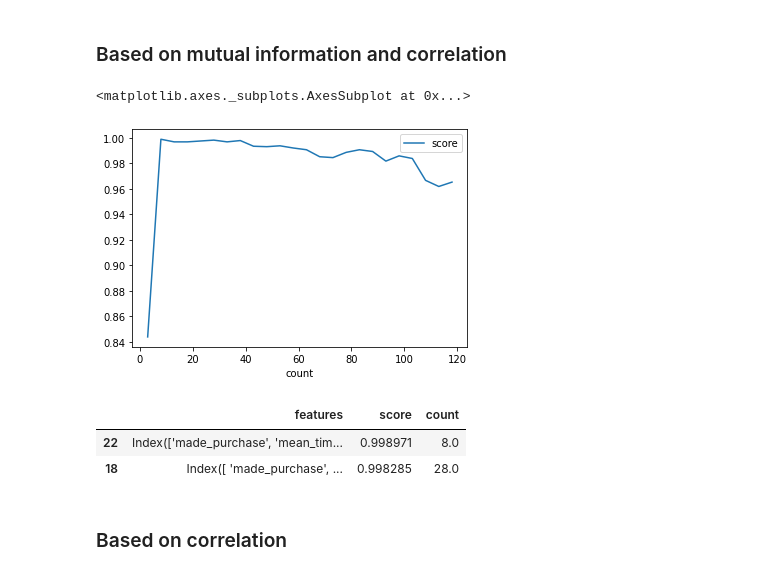
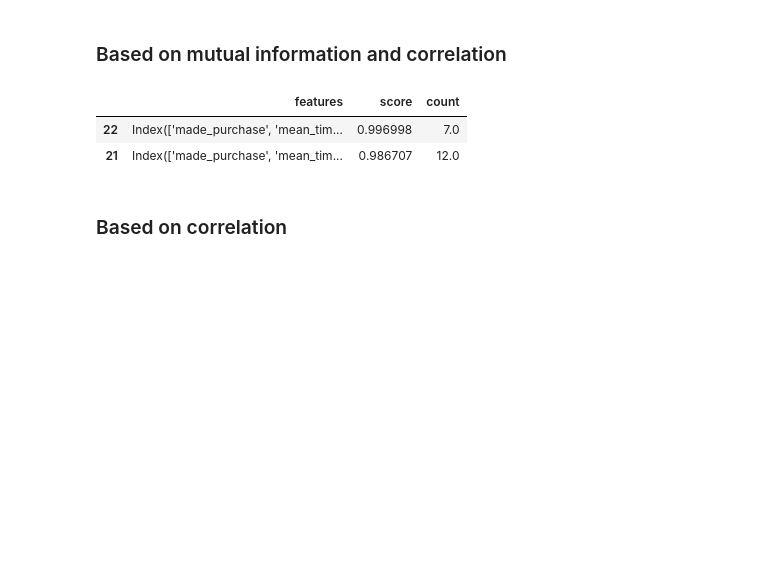
Before and after one commit to matkob/eshoppping, a Jupyter notebook: model_b.ipynb, the cells around one changed output. Saved outputs shown, nothing was run; the diff lists cells and outputs as text; code cells hidden in the pictures; blank space fills up the shorter version.

```diff
--- a/model_b.ipynb
+++ b/model_b.ipynb
@@ -180,5 +198,8 @@ information.sort_values(by='both', ascending=False)
 # %% [markdown]
 ## Testing features
+# %%
+def take_n_best(df, n):
+    return
 # %%
 def test_features(df: pd.DataFrame, indicator: pd.Series):
     results = pd.DataFrame(columns=['features', 'score'])
@@ -192,17 +212,12 @@ def test_features(df: pd.DataFrame, indicator: pd.Series):
 # %% [markdown]
 ### Based on mutual information and correlation
 # %%
-results_both = test_features(features, information.both)
-results_both.plot(x='count', y='score')
+results_both = test_features(preprocessed, information.both)
+results_both.sort_values(by='score', ascending=False).head(2)
 # %% [output]
-<matplotlib.axes._subplots.AxesSubplot at 0x...>
-[figure, removed]
+|  | features | score | count |
+| 22 | Index(['made_purchase', 'mean_tim... | 0.996998 | 7.0 |
+| 21 | Index(['made_purchase', 'mean_tim... | 0.986707 | 12.0 |
-# %%
-results_both.sort_values(by='score', ascending=False).head(2)
-# %% [output]
-|  | features | score | count |
-| 22 | Index(['made_purchase', 'mean_tim... | 0.998971 | 8.0 |
-| 18 | Index([ 'made_purchase', ... | 0.998285 | 28.0 |
 # %% [markdown]
 ### Based on correlation
 # %%
```
Also changed, not shown: parts of 46 cells of this notebook, 16 other files.
